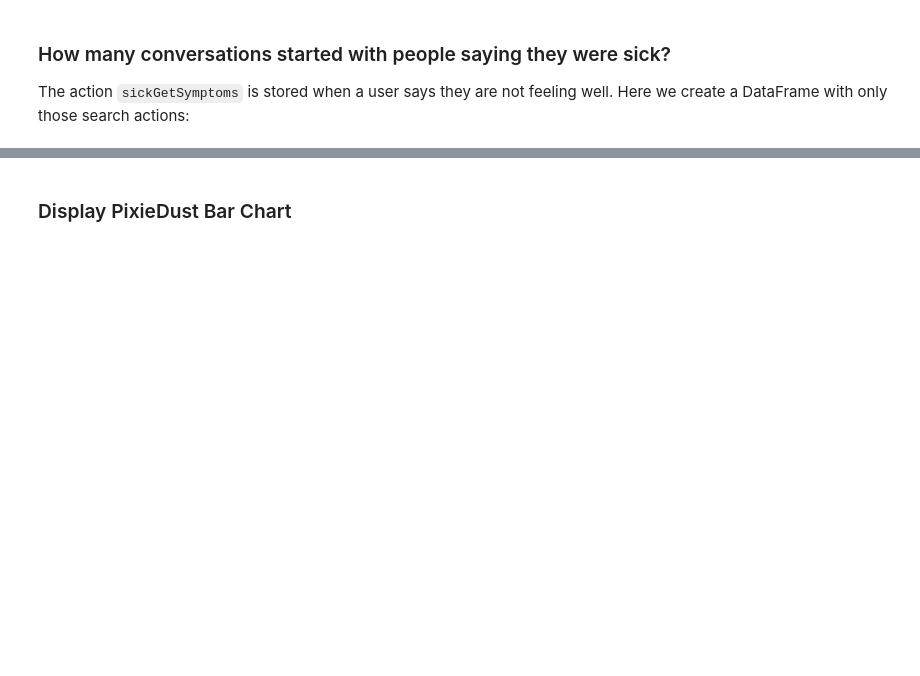
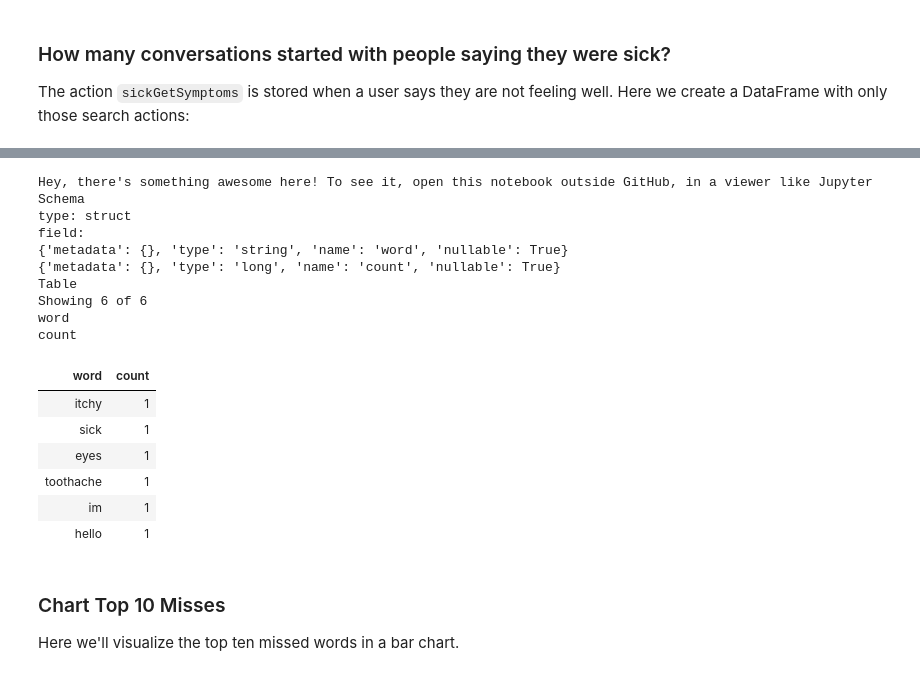
Before and after one commit to ibm-watson-data-lab/cbf-chatbot-workshop, a Jupyter notebook: part3/notebook/ChatAnalysis-CBF-NYC.ipynb, the cells around one changed output, grey strips where cells are left out. Drawn from its saved outputs; the diff is of its cells as text; code cells hidden in the pictures; blank space fills up the shorter version.

```diff
--- a/part3/notebook/ChatAnalysis-CBF-NYC.ipynb
+++ b/part3/notebook/ChatAnalysis-CBF-NYC.ipynb
@@ -78,6 +106,7 @@ Each dialog contains a message field which contains the message sent by the user
 # %%
 dialog_df = conversation_df.select(explode(conversation_df.dialogs).alias("dialog"))
 dialog_df = dialog_df.select("dialog.date",
-                                         lower(dialog_df.dialog.message).alias("message"),
-                                         "dialog.name")
+                             lower(dialog_df.dialog.message).alias("message"),
+                             "dialog.name",
+                             "dialog.reply")
 dialog_df.printSchema()
@@ -102,0 +228,7 @@ Next we group by message. Message is the message sent by the user. In this case
+# %%
+def parseMessage(msg):
+    msg = re.sub("[^a-zA-Z ']", "", msg)
+    msgWords = re.split("\s+", msg.lower())
+    msgWords = filter(lambda w: w not in "", msgWords)
+    stopWords = stop_words.get_stop_words('en')
+    return filter(lambda w: w not in stopWords, msgWords)
@@ -102,0 +237,2 @@ Next we group by message. Message is the message sent by the user. In this case
+# %%
+rdd = unknown_symptom_dialog_df.rdd.flatMap(lambda row: parseMessage(row['message']))
@@ -102,0 +241,2 @@ Next we group by message. Message is the message sent by the user. In this case
+# %%
+rdd = rdd.map(lambda x: (x,1)).reduceByKey(lambda x, y: x + y)
@@ -103,6 +258,25 @@ Next we group by message. Message is the message sent by the user. In this case
 # %%
-unknown_symptom_dialog_by_message_df = unknown_symptom_dialog_df.groupBy('message').count().orderBy('count', ascending=False)
-display(unknown_symptom_dialog_by_message_df)
+unknown_symptom_dialog_by_word_df = rdd.toDF(['word','count']).orderBy('count', ascending=False)
+display(unknown_symptom_dialog_by_word_df)
+# %% [output]
+Hey, there's something awesome here! To see it, open this notebook outside GitHub, in a viewer like Jupyter
+Schema
+type: struct
+field:
+{'metadata': {}, 'type': 'string', 'name': 'word', 'nullable': True}
+{'metadata': {}, 'type': 'long', 'name': 'count', 'nullable': True}
+Table
+Showing 6 of 6
+word
+count
+| word | count |
+| itchy | 1 |
+| sick | 1 |
+| eyes | 1 |
+| toothache | 1 |
+| im | 1 |
+| hello | 1 |
-# %% [markdown]
-### Display PixieDust Bar Chart
+# %% [markdown]
+### Chart Top 10 Misses
+Here we'll visualize the top ten missed words in a bar chart.
 # %%
```
Also changed, not shown: parts of 31 cells of this notebook.
